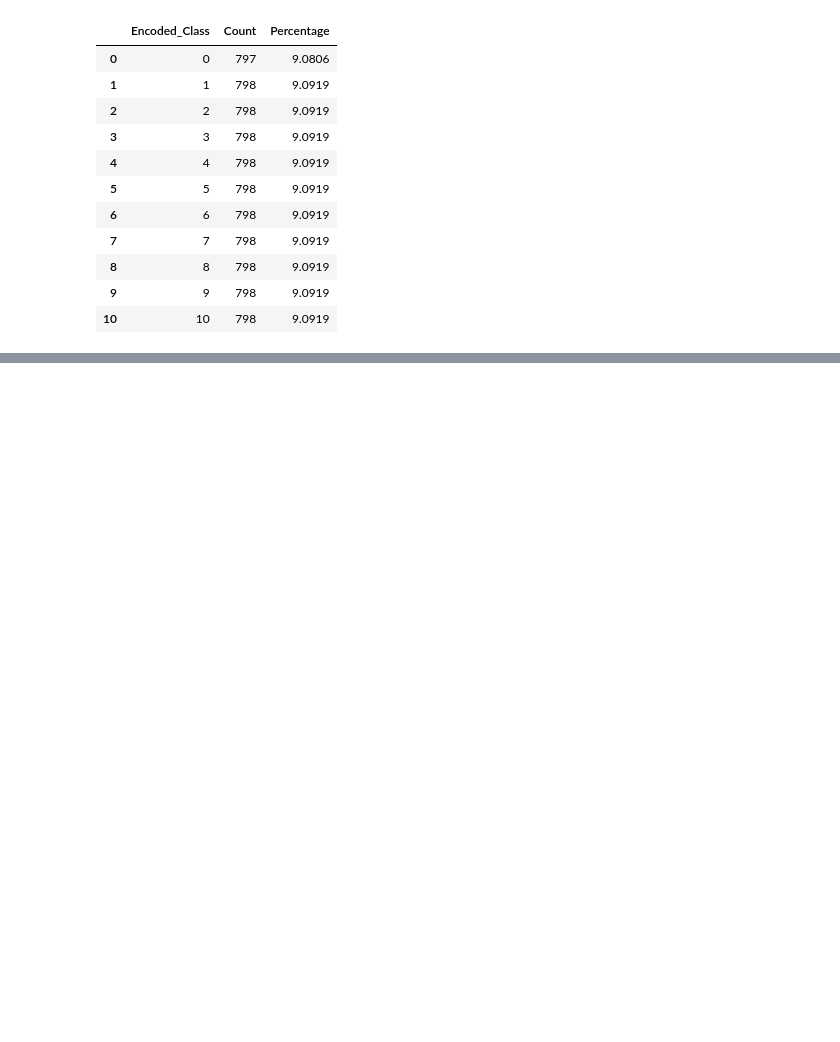
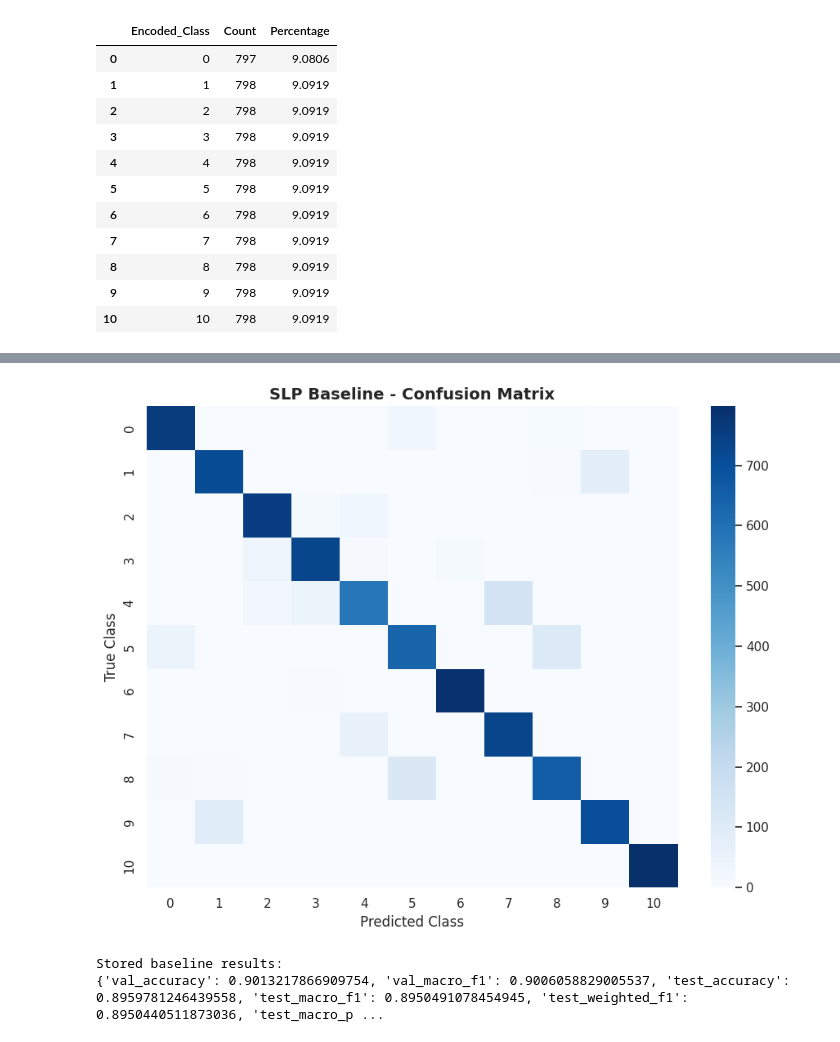
Before and after one commit to harshpre5/Artificial_Neural_Networks_14444188_HS_6009CMD, a Jupyter notebook: 14444188_ANN_PART_A.ipynb, the cells around one changed output, grey strips where cells are left out. Saved outputs shown, nothing was run; the diff lists cells and outputs as text; code cells hidden in the pictures; blank space fills up the shorter version.

```diff
--- a/14444188_ANN_PART_A.ipynb
+++ b/14444188_ANN_PART_A.ipynb
@@ -785,0 +887,74 @@ After splitting the data, I standardised the feature values using StandardScaler
+# %%
+# 5. Validation predictions
+# Checking performance on the validation set before finalizing with the test set.
+y_val_proba_slp = slp_model.predict(X_val_scaled, verbose=0)
+y_val_pred_slp = np.argmax(y_val_proba_slp, axis=1)
+
+val_acc_slp = accuracy_score(y_val, y_val_pred_slp)
+val_macro_f1_slp = f1_score(y_val, y_val_pred_slp, average="macro")
+
+print("\nValidation performance:")
+print("Validation Accuracy:", round(val_acc_slp, 4))
+print("Validation Macro F1:", round(val_macro_f1_slp, 4))
+
+# 6. Test predictions
+# Final evaluation
+y_test_proba_slp = slp_model.predict(X_test_scaled, verbose=0)
+y_test_pred_slp = np.argmax(y_test_proba_slp, axis=1)
+
+test_acc_slp = accuracy_score(y_test, y_test_pred_slp)
+test_macro_f1_slp = f1_score(y_test, y_test_pred_slp, average="macro")
+test_weighted_f1_slp = f1_score(y_test, y_test_pred_slp, average="weighted")
+test_precision_slp = precision_score(y_test, y_test_pred_slp, average="macro")
+test_recall_slp = recall_score(y_test, y_test_pred_slp, average="macro")
+
+print("\nTest performance:")
+print("Test Accuracy:", round(test_acc_slp, 4))
+print("Test Macro F1:", round(test_macro_f1_slp, 4))
+print("Test Weighted F1:", round(test_weighted_f1_slp, 4))
+print("Test Macro Precision:", round(test_precision_slp, 4))
+print("Test Macro Recall:", round(test_recall_slp, 4))
+
+# 7. Classification report
+class_names = [str(c) for c in label_encoder.classes_]
+
+slp_report = classification_report(
+    y_test,
+    y_test_pred_slp,
+    target_names=class_names,
+    output_dict=True
+)
+
+slp_report_df = pd.DataFrame(slp_report).T
+print("\nSLP Classification Report:")
+display(slp_report_df)
+
+# 8. Confusion matrix
+# Visualizing exactly where the model is making misclassifications.
+cm_slp = confusion_matrix(y_test, y_test_pred_slp)
+
+plt.figure(figsize=(9, 7))
+sns.heatmap(cm_slp, annot=False, cmap="Blues", fmt="d") # Kept annot=False per your original code
+plt.title("SLP Baseline - Confusion Matrix", fontsize=14, fontweight='bold')
+plt.xlabel("Predicted Class", fontsize=12)
+plt.ylabel("True Class", fontsize=12)
+plt.tight_layout()
+plt.show()
+
+# 9. Save key results for comparison
+results_summary = {}
+
+results_summary["SLP_Baseline"] = {
+    "val_accuracy": float(val_acc_slp),
+    "val_macro_f1": float(val_macro_f1_slp),
+    "test_accuracy": float(test_acc_slp),
+    "test_macro_f1": float(test_macro_f1_slp),
+    "test_weighted_f1": float(test_weighted_f1_slp),
+    "test_macro_precision": float(test_precision_slp),
+    "test_macro_recall": float(test_recall_slp),
+    "epochs_ran": len(history_df)
+}
+
+print("\nStored baseline results:")
+print(results_summary["SLP_Baseline"])
+# %% [output]
@@ -785,0 +988,3 @@ After splitting the data, I standardised the feature values using StandardScaler
+[figure, added]
+Stored baseline results:
+{'val_accuracy': 0.9013217866909754, 'val_macro_f1': 0.9006058829005537, 'test_accuracy': 0.8959781246439558, 'test_macro_f1': 0.8950491078454945, 'test_weighted_f1': 0.8950440511873036, 'test_macro_p ...
```
Also changed, not shown: parts of 13 cells of this notebook.
